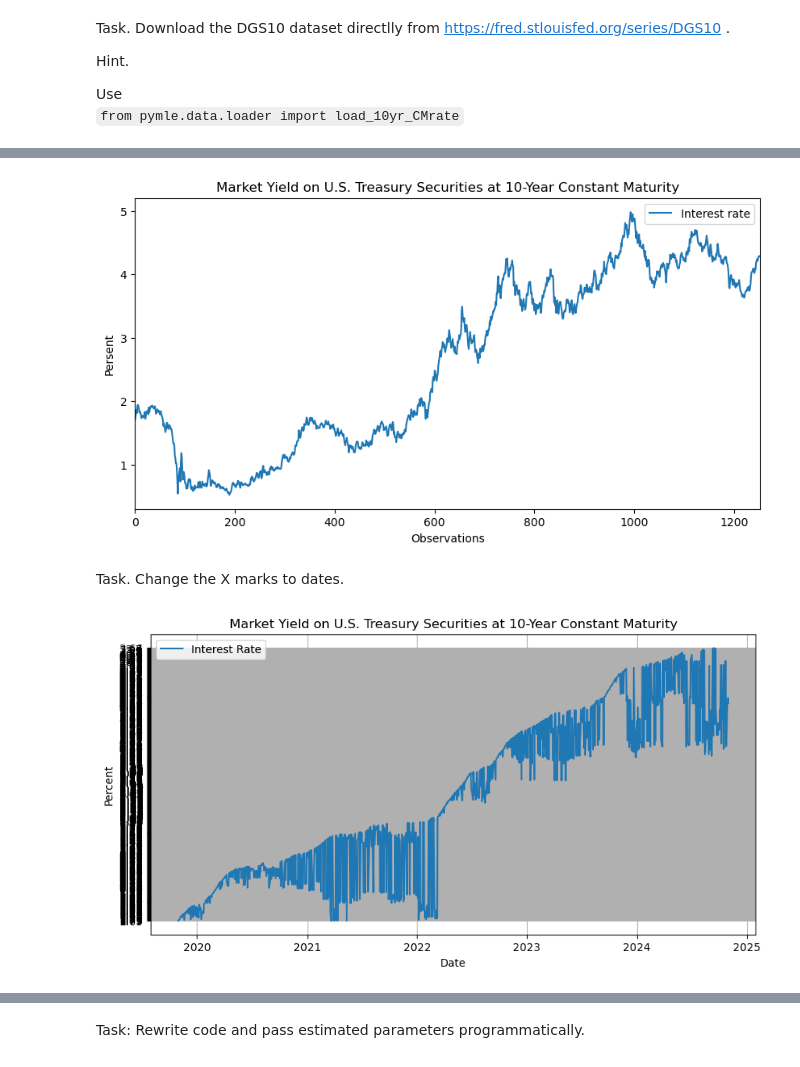
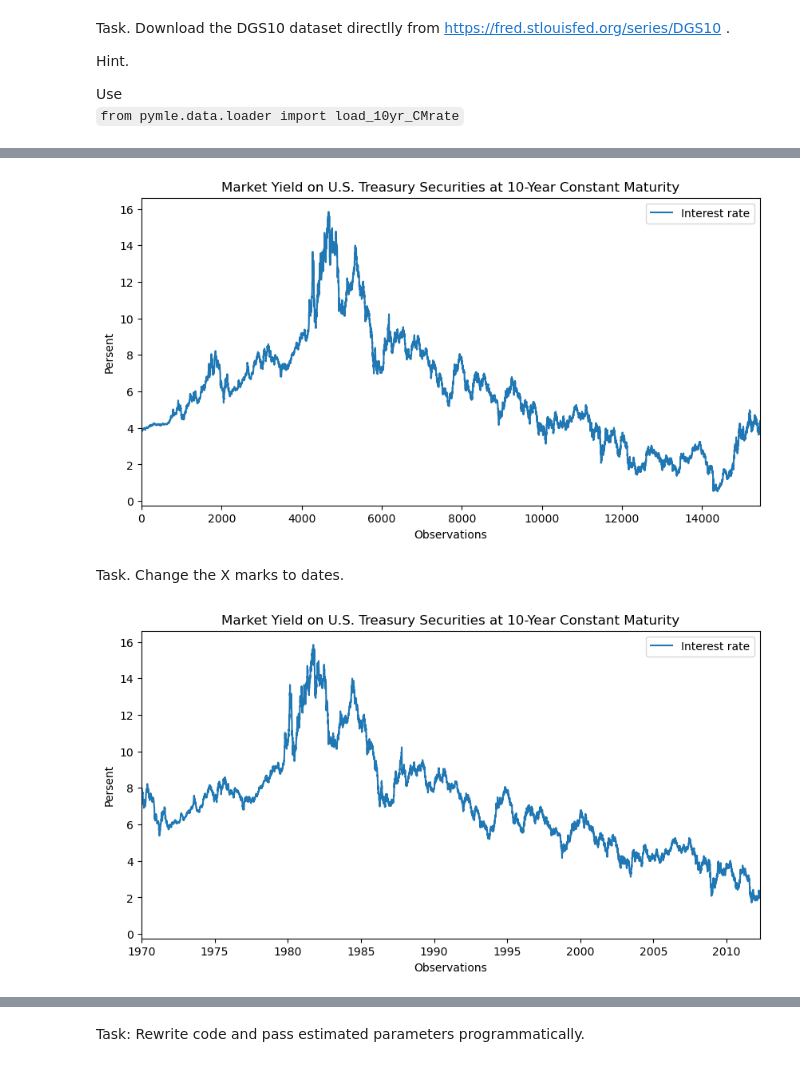
Before and after one commit to AstemirGongapshev/SSP_Sirius, a Jupyter notebook: Lab_final_SSP.ipynb, the cells around one changed output, grey strips where cells are left out. Cells and saved outputs as stored; diff of their text form; code cells hidden in the pictures.

```diff
--- a/Lab_final_SSP.ipynb
+++ b/Lab_final_SSP.ipynb
@@ -52,10 +55,13 @@ Dataset: Market Yield on U.S. Treasury Securities at 10-Year Constant Maturity,
 https://fred.stlouisfed.org/series/DGS10
 # %%
 # Read data and preprocessing it
-df_IR = pd.read_csv('DGS10.csv')
+df_IR = pd.read_csv('DGS10 (2).csv')
 df_IR = df_IR[df_IR['DGS10'] != '.']
 
 # Make valid numerical sample
 sample = df_IR['DGS10'].values
 sample = [float(sample[i]) for i in range(len(sample))]
 sample = np.array(sample)
+
+df_IR['DGS10'] = np.float64(df_IR.DGS10)
+df_IR['DATE'] = pd.to_datetime(df_IR.DATE)
@@ -86,23 +99,18 @@ plt.xlabel('Observations')
 plt.legend()
 plt.show()
 # %% [output]
-[figure, old version]
+[figure, new version]
 # %% [markdown]
 Task. Change the X marks to dates.
 # %%
-# dates = pd.to_datetime(df_IR['DATE'])
-# sample = df_IR['DGS10'].values
-
-
-# fig, ax = plt.subplots(figsize=(10, 5))
-# ax.plot(dates, sample, label='Interest Rate')
-# plt.title('Market Yield on U.S. Treasury Securities at 10-Year Constant Maturity')
-
-
-# plt.ylabel('Percent')
-# plt.xlabel('Date')
-# plt.legend()
-# plt.grid(True)
-# plt.show()
+# Plot
+figure, ax = plt.subplots(figsize=(10,5))
+ax.plot(df_IR.DATE, df_IR.DGS10, label='Interest rate')
+plt.title('Market Yield on U.S. Treasury Securities at 10-Year Constant Maturity')
+plt.xlim(0, len(df_IR.DGS10))
+plt.ylabel('Persent')
+plt.xlabel('Observations')
+plt.legend()
+plt.show()
 # %% [output]
-[figure, old version]
+[figure, new version]
```
Also changed, not shown: parts of 97 cells of this notebook, 4 other files.
